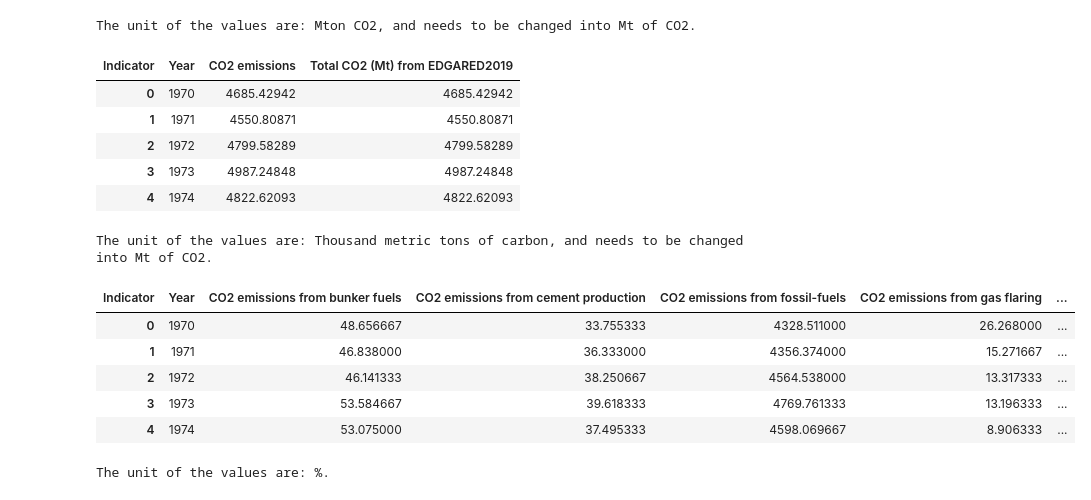
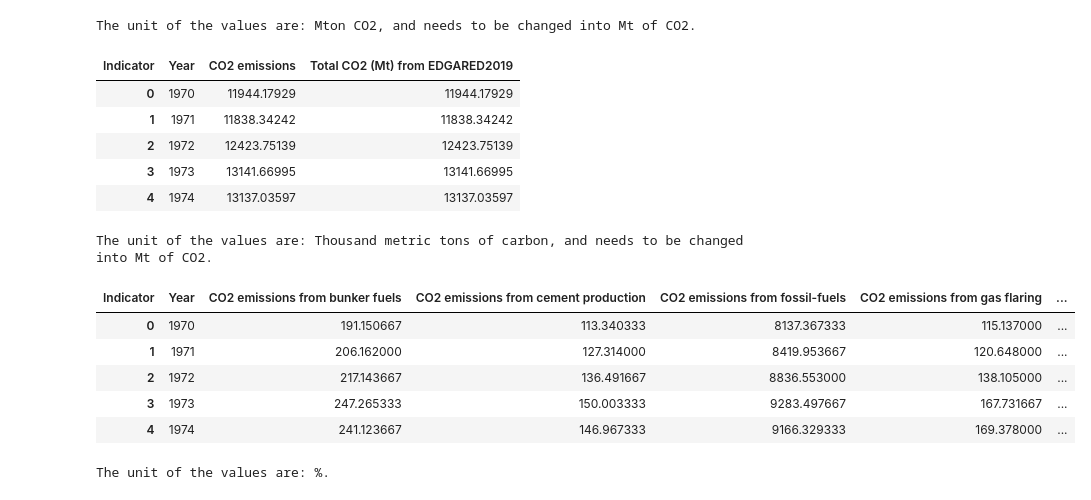
Before and after one commit to zhujunqing1996/2021-TAMU-datathon, a Jupyter notebook: ENVIRONMENT_DATA_ATLAS.ipynb, the cells around one changed output. Cells and saved outputs as stored; diff of their text form; code cells hidden in the pictures.

```diff
--- a/ENVIRONMENT_DATA_ATLAS.ipynb
+++ b/ENVIRONMENT_DATA_ATLAS.ipynb
@@ -12,4 +12,4 @@ from collections import Counter
 warnings.filterwarnings('ignore')
 from sklearn import metrics
 # %%
-df = pd.read_csv('https://raw.githubusercontent.com/zhujunqing1996/2021-TAMU-datathon/main/DATASET_atlas%20US%20only.csv')
+df = pd.read_csv('https://raw.githubusercontent.com/zhujunqing1996/2021-TAMU-datathon/main/DATASET_atlas_top20%20countries.csv')
@@ -53,28 +51,27 @@ df_2.head()
 # %% [output]
 The unit of the values are: Mton CO2, and needs to be changed into Mt of CO2.
 | Indicator | Year | CO2 emissions | Total CO2 (Mt) from EDGARED2019 |
-| 0 | 1970 | 4685.42942 | 4685.42942 |
-| 1 | 1971 | 4550.80871 | 4550.80871 |
-| 2 | 1972 | 4799.58289 | 4799.58289 |
-| 3 | 1973 | 4987.24848 | 4987.24848 |
-| 4 | 1974 | 4822.62093 | 4822.62093 |
+| 0 | 1970 | 11944.17929 | 11944.17929 |
+| 1 | 1971 | 11838.34242 | 11838.34242 |
+| 2 | 1972 | 12423.75139 | 12423.75139 |
+| 3 | 1973 | 13141.66995 | 13141.66995 |
+| 4 | 1974 | 13137.03597 | 13137.03597 |
 # %%
 # No 3: CDI mt CO2 from different sectors
 Indicator3 = ['CO2 emissions from bunker fuels', 'CO2 emissions from cement production', 'CO2 emissions from fossil-fuels', 'CO2 emissions from gas flaring']
 df_filter3 = df[(df['Dataset'] == 'CDIACGNCO2015') & (df['Year'] >= 1970) & (df['Indicator'].isin(Indicator3))]
 print('The unit of the values are: {}, and needs to be changed into Mt of CO2.'.format(df_filter3['Unit'].unique()[0]))
-df_3 = pd.crosstab(df_filter3.Year, df_filter3.Indicator, values = df_filter3.Value/1000/12*44, aggfunc = 'sum')
+df_3 = pd.crosstab(df_filter3.Year, df_filter3.Indicator, values = df_filter3.Value/1000/12*44, aggfunc = 'sum').reset_index()
 df_3['Total CO2 (Mt) from CDIACGNCO2015'] = df_3.sum(axis = 1)
-df_3.reset_index(inplace = True)
 df_3.head()
 # %% [output]
 The unit of the values are: Thousand metric tons of carbon, and needs to be changed into Mt of CO2.
 | Indicator | Year | CO2 emissions from bunker fuels | CO2 emissions from cement production | CO2 emissions from fossil-fuels | CO2 emissions from gas flaring | ... |
-| 0 | 1970 | 48.656667 | 33.755333 | 4328.511000 | 26.268000 | ... |
-| 1 | 1971 | 46.838000 | 36.333000 | 4356.374000 | 15.271667 | ... |
-| 2 | 1972 | 46.141333 | 38.250667 | 4564.538000 | 13.317333 | ... |
-| 3 | 1973 | 53.584667 | 39.618333 | 4769.761333 | 13.196333 | ... |
-| 4 | 1974 | 53.075000 | 37.495333 | 4598.069667 | 8.906333 | ... |
+| 0 | 1970 | 191.150667 | 113.340333 | 8137.367333 | 115.137000 | ... |
+| 1 | 1971 | 206.162000 | 127.314000 | 8419.953667 | 120.648000 | ... |
+| 2 | 1972 | 217.143667 | 136.491667 | 8836.553000 | 138.105000 | ... |
+| 3 | 1973 | 247.265333 | 150.003333 | 9283.497667 | 167.731667 | ... |
+| 4 | 1974 | 241.123667 | 146.967333 | 9166.329333 | 169.378000 | ... |
 # %%
 # No 4: WB % CO2 from different sectors
 Indicator4 = ['CO2 emissions from electricity production (%)', 'CO2 emissions from manufacturing industries (%)', 'CO2 emissions from other sectors (%)', 'CO2 emissions: residential buildings (%)', 'CO2 emissions: transport (%)']
```
Also changed, not shown: parts of 26 cells of this notebook.
